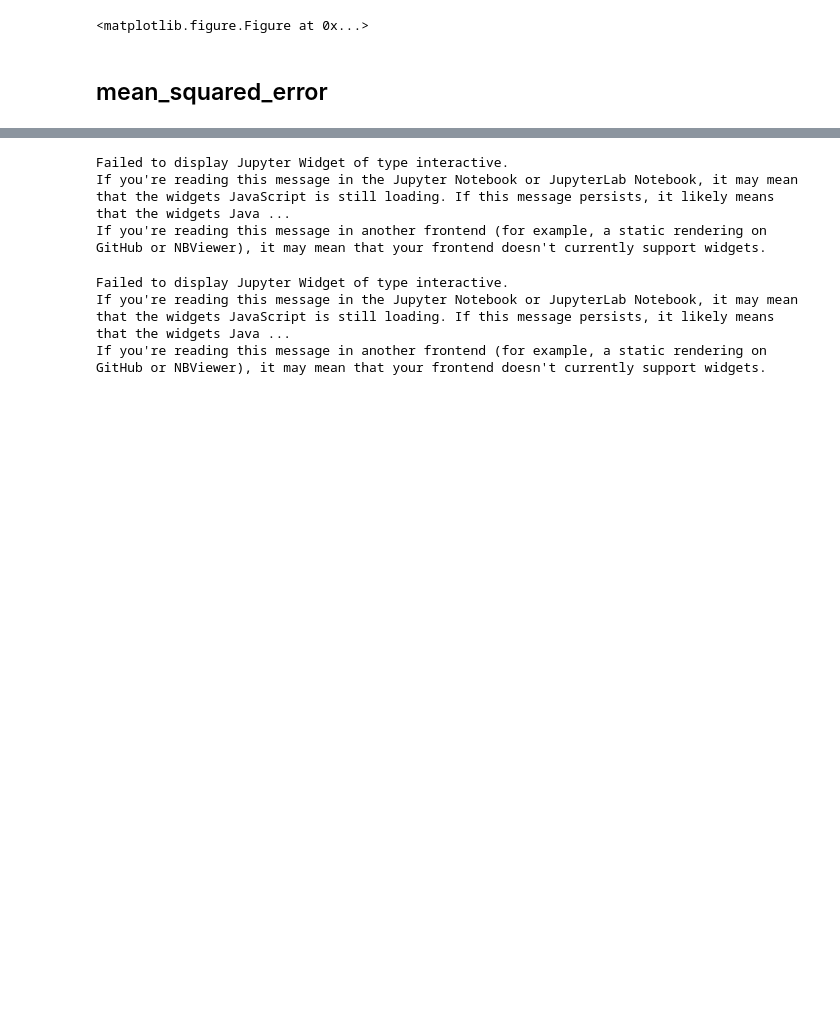
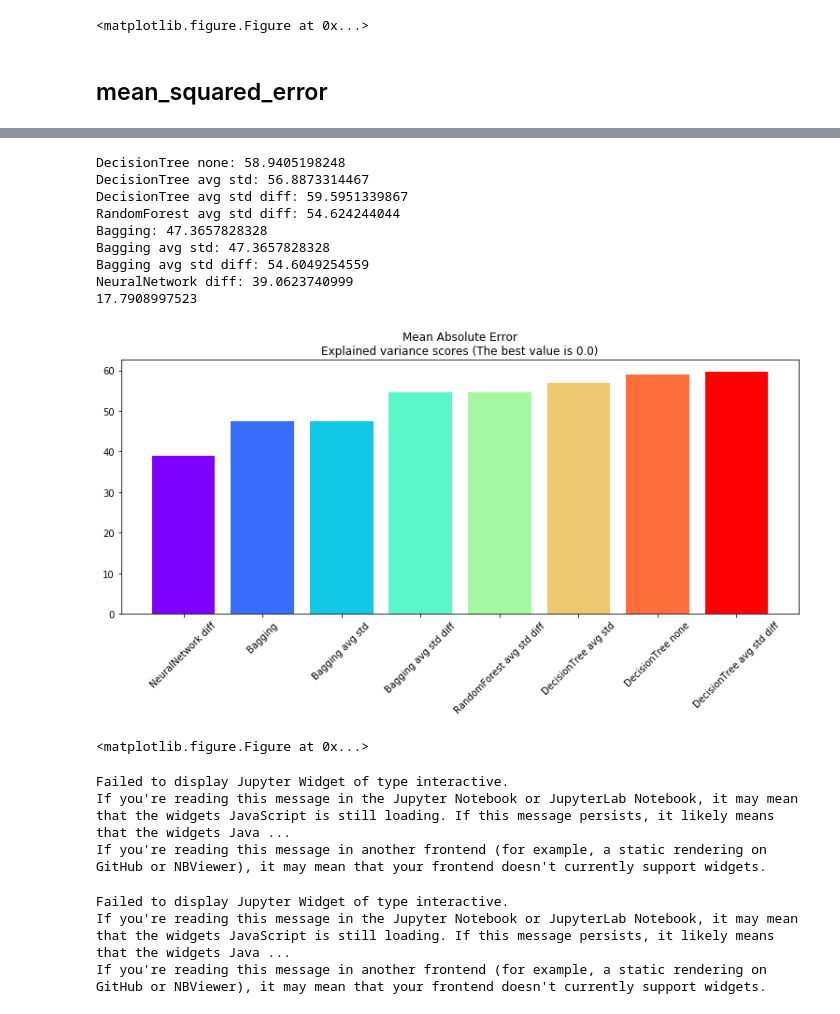
Before and after one commit to amer/IMPRO, a Jupyter notebook: Predictive Maintenance v3.ipynb, the cells around one changed output, grey strips where cells are left out. Drawn from its saved outputs; the diff is of its cells as text; code cells hidden in the pictures; blank space fills up the shorter version.

```diff
--- a/Predictive Maintenance v3.ipynb
+++ b/Predictive Maintenance v3.ipynb
@@ -361,4 +399,42 @@ NeuralNetwork diff: 0.18890698464
 <matplotlib.figure.Figure at 0x...>
+# %%
+Y = {
+  #"GT": yt0,
+  "DecisionTree none": DecisionTree_regr0.predict(Xt0),
+  "DecisionTree avg std": DecisionTree_regr1.predict(Xt1),
+  "DecisionTree avg std diff": DecisionTree_regr2.predict(Xt2),
+  "RandomForest avg std diff": RandomForest_regr2.predict(Xt2),
+  "Bagging": Bagging_regr1.predict(Xt0),
+  "Bagging avg std": Bagging_regr1.predict(Xt1),
+  "Bagging avg std diff": Bagging_regr2.predict(Xt2),
+
+
+#   "NeuralNetwork none": NeuralNetwork_regr0.predict(Xt0),
+#   "NeuralNetwork avg std": NeuralNetwork_regr1.predict(Xt1),
+#   "NeuralNetwork avg std diff": NeuralNetwork_regr2.predict(Xt2),
+   "NeuralNetwork diff": NeuralNetwork_regr3.predict(Xt3),
+}
+
+
+
+scores = {}
+for label,y_pred in Y.items():
+  print("%s: %s" % (label,mean_absolute_error(yt3,y_pred)))
+  scores[label] = mean_absolute_error(yt3,y_pred)
+print(38.9308997523 - 21.14)
+bar_chart(sort_dict(scores),"Mean Absolute Error\nExplained variance scores (The best value is 0.0)")
+# %% [output]
+DecisionTree none: 58.9405198248
+DecisionTree avg std: 56.8873314467
+DecisionTree avg std diff: 59.5951339867
+RandomForest avg std diff: 54.624244044
+Bagging: 47.3657828328
+Bagging avg std: 47.3657828328
+Bagging avg std diff: 54.6049254559
+NeuralNetwork diff: 39.0623740999
+17.7908997523
+[figure, added]
+<matplotlib.figure.Figure at 0x...>
 # %%
 interact(Y_ploter,Range=RangeSlider,Y=fixed(Y))
 None
```
Also changed, not shown: parts of 9 cells of this notebook, 1 other file.
